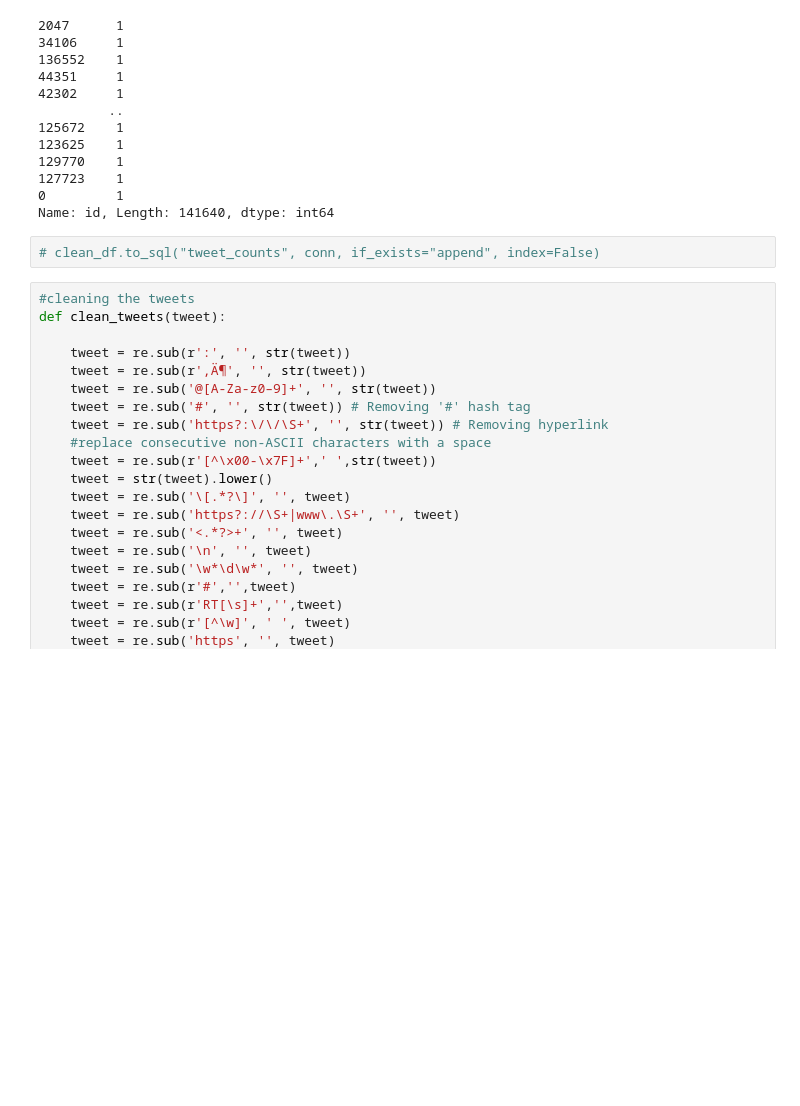
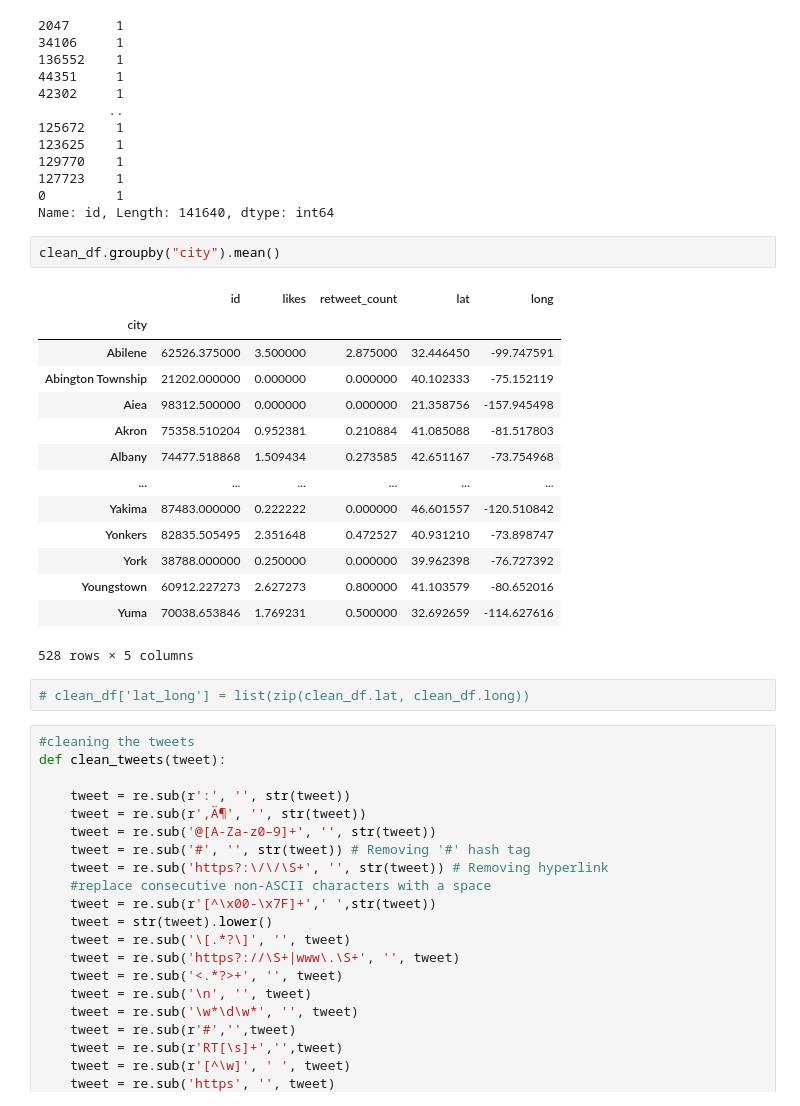
Before and after one commit to olivedisaster/Project-2, a Jupyter notebook: sentiment_analysis.ipynb, the cells around one changed output. Drawn from its saved outputs; the diff is of its cells as text; blank space fills up the shorter version.

```diff
--- a/sentiment_analysis.ipynb
+++ b/sentiment_analysis.ipynb
@@ -128,8 +122,25 @@ clean_df['id'].value_counts()
 127723    1
 0         1
 Name: id, Length: 141640, dtype: int64
-# %%
-# clean_df.to_sql("tweet_counts", conn, if_exists="append", index=False)
+# %%
+clean_df.groupby("city").mean()
+# %% [output]
+|  | id | likes | retweet_count | lat | long |
+| city |  |  |  |  |  |
+| Abilene | 62526.375000 | 3.500000 | 2.875000 | 32.446450 | -99.747591 |
+| Abington Township | 21202.000000 | 0.000000 | 0.000000 | 40.102333 | -75.152119 |
+| Aiea | 98312.500000 | 0.000000 | 0.000000 | 21.358756 | -157.945498 |
+| Akron | 75358.510204 | 0.952381 | 0.210884 | 41.085088 | -81.517803 |
+| Albany | 74477.518868 | 1.509434 | 0.273585 | 42.651167 | -73.754968 |
+| ... | ... | ... | ... | ... | ... |
+| Yakima | 87483.000000 | 0.222222 | 0.000000 | 46.601557 | -120.510842 |
+| Yonkers | 82835.505495 | 2.351648 | 0.472527 | 40.931210 | -73.898747 |
+| York | 38788.000000 | 0.250000 | 0.000000 | 39.962398 | -76.727392 |
+| Youngstown | 60912.227273 | 2.627273 | 0.800000 | 41.103579 | -80.652016 |
+| Yuma | 70038.653846 | 1.769231 | 0.500000 | 32.692659 | -114.627616 |
+528 rows × 5 columns
+# %%
+# clean_df['lat_long'] = list(zip(clean_df.lat, clean_df.long))
 # %%
 #cleaning the tweets
 def clean_tweets(tweet):
```
Also changed, not shown: parts of 9 cells of this notebook, 4 other files.
